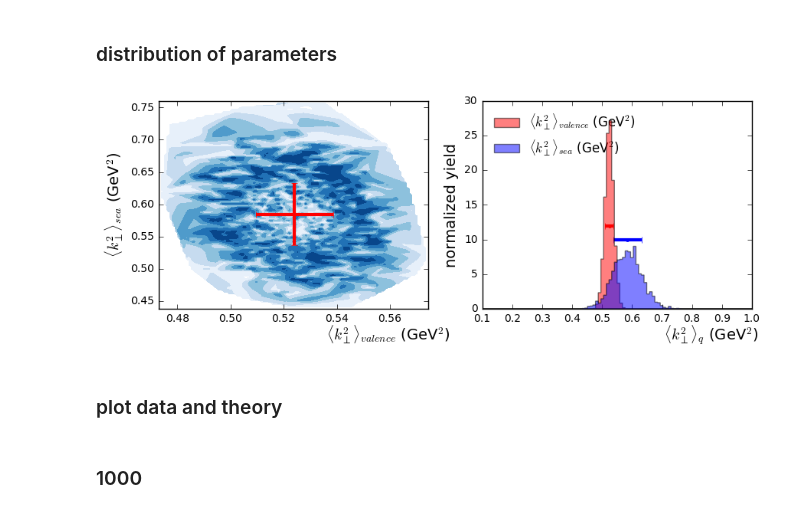
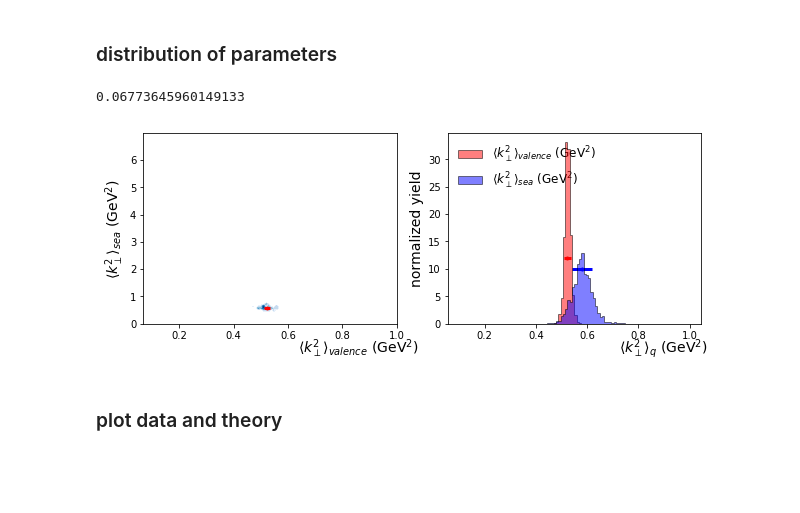
Before and after one commit to prokudin/psu_project_2018, a Jupyter notebook: notebooks/sidis_hermes_torino_alexei.ipynb, the cells around one changed output. Saved outputs shown, nothing was run; the diff lists cells and outputs as text; code cells hidden in the pictures; blank space fills up the shorter version.

```diff
--- a/notebooks/sidis_hermes_torino_alexei.ipynb
+++ b/notebooks/sidis_hermes_torino_alexei.ipynb
@@ -75,3 +70,0 @@ conf['params']['ff']['widths0 k+ unfav']  = {'value':0.20266,'fixed':False,'min'
-# %%
-conf['resman'] = RESMAN()
-mcsamp=MCSAMP()
@@ -82,7 +70,0 @@ loading sidis data sets 1007
-# %%
-from fitlab.maxlike import ML
-from qcdlib.aux import AUX
-from fitlab.parman import PARMAN
-conf['parman'] = PARMAN()
-conf['aux']=AUX()
-ML().run_minimize()
@@ -111,5 +70,0 @@ KeyError: 'args'
-# %%
-conf['size']=10
-conf['factor']=5 # play with the factor (3,4) and the tolerance (1.e-5,1.e-10)
-conf['tol']=1e-10
-mcsamp.run(path2results)
@@ -118,7 +71,7 @@ iter=1464  logz=-44.250 rel-err=9.652e-11  t-elapsed=4.897e+02  dchi2min=4.696e+
 # %% [markdown]
 ### combine multiple runs into one big run
 # %%
-runs=load('../summary.mc')
+runs=load('../summary.mcp')
 # %%
 load_config('../inputs/upol_hermes_alexei.py')
 conf['resman']=RESMAN(mode='solo',ip=None,nworkers=None)
@@ -360,5 +248,9 @@ reaction: sidis
 # %% [markdown]
 ### distribution of parameters
+# %%
+np.amin(tab['pdf-widths0 valence'])
+# %% [output]
+0.06773645960149133
 # %%
 from matplotlib.colors import LogNorm
 import matplotlib.cm as cm
@@ -368,23 +260,23 @@ from matplotlib.mlab import griddata
 nrows,ncols=1,2
 py.figure(figsize=(ncols*5,nrows*3.5))
 
-samples2=MC['samples2']
-weights2=MC['weights2']
+samples2=runs['all']['samples']
+weights2=runs['all']['weights']
 
 ax=py.subplot(121)
 
-xgrid = np.linspace(np.amin(samples2.T[get_idx('pdf','widths0 valence')]), np.amax(samples2.T[get_idx('pdf','widths0 valence')]), 100)
-ygrid = np.linspace(np.amin(samples2.T[get_idx('pdf','widths0 sea')]), np.amax(samples2.T[get_idx('pdf','widths0 sea')]), 100)
+xgrid = np.linspace(np.amin(tab['pdf-widths0 valence']), np.amax(tab['pdf-widths0 valence']), 100)
+ygrid = np.linspace(np.amin(tab['pdf-widths0 sea']), np.amax(tab['pdf-widths0 sea']), 100)
 xgrid, ygrid = np.meshgrid(xgrid, ygrid)
-zgrid = griddata(samples2.T[get_idx('pdf','widths0 valence')],samples2.T[get_idx('pdf','widths0 sea')],weights2, xgrid, ygrid,interp='linear')
+zgrid = griddata(tab['pdf-widths0 valence'],tab['pdf-widths0 sea'],weights2, xgrid, ygrid,interp='linear')
 zgrid/=np.amax(zgrid)
 ax.contourf(xgrid, ygrid, zgrid,cmap=cm.Blues,levels=[0.15,0.3,0.45,0.6,0.75,0.9,1.05])
 
-meanval=np.einsum('i,i',samples2.T[get_idx('pdf','widths0 valence')],weights2)
-stdval=np.einsum('i,i',(samples2.T[get_idx('pdf','widths0 valence')]-meanval)**2,weights2)**0.5
+meanval=np.einsum('i,i',tab['pdf-widths0 valence'],weights2)
+stdval=np.einsum('i,i',(tab['pdf-widths0 valence']-meanval)**2,weights2)**0.5
 
-meansea=np.einsum('i,i',samples2.T[get_idx('pdf','widths0 sea')],weights2)
-stdsea=np.einsum('i,i',(samples2.T[get_idx('pdf','widths0 sea')]-meansea)**2,weights2)**0.5
+meansea=np.einsum('i,i',tab['pdf-widths0 sea'],weights2)
+stdsea=np.einsum('i,i',(tab['pdf-widths0 sea']-meansea)**2,weights2)**0.5
 
 
 ax.errorbar([meanval],[meansea],xerr=stdval,yerr=stdsea,fmt='r.',elinewidth=3,alpha=1.)
@@ -403,41 +295,39 @@ ax=py.subplot(122)
 R=(0.1,1.)
 bins=100
 
-ax.hist(samples2.T[get_idx('pdf','widths0 valence')],histtype='stepfilled',range=R,weights=weights2,bins=bins,facecolor='r'\
+ax.hist(tab['pdf-widths0 valence'],histtype='stepfilled',range=R,weights=weights2,bins=bins,facecolor='r'\
    ,edgecolor='k'\
    ,label=r"$\langle k_\perp^2 \rangle_{valence}$ (GeV$^2$)",normed=True,alpha=0.5,zorder=10);
 
-ax.hist(samples2.T[get_idx('pdf','widths0 sea')],histtype='stepfilled',range=R,weights=weights2,bins=bins,facecolor='b'\
+ax.hist(tab['pdf-widths0 sea'],histtype='stepfilled',range=R,weights=weights2,bins=bins,facecolor='b'\
    ,edgecolor='k'\
    ,label=r"$\langle k_\perp^2 \rangle_{sea}$ (GeV$^2$)",normed=True,alpha=0.5,zorder=10);
 
 
 ax.errorbar([meansea],10,xerr=stdsea,yerr=0,fmt='b.',elinewidth=3,alpha=1.)
 
 ax.errorbar([meanval],12,xerr=stdval,yerr=0,fmt='r.',elinewidth=3,alpha=1.)
 
 
 
 #ax.tick_params(axis='both', which='major', labelsize=18, direction='in')
 ax.set_xlabel(r"$\langle k_\perp^2 \rangle_{q}$ (GeV$^2$)",size=14)
 #ax.set_xlim([0,1.5])
 #ax.set_xticks([0,0.25,0.5,0.75,1,1.25])
 #ax.set_xticklabels([r'$\boldsymbol{0}$','',r'$\boldsymbol{0.5}$','',r'$\boldsymbol{1}$',''])
 ax.xaxis.set_label_coords(0.85, -0.07)
 ax.set_ylabel(r'normalized yield',size=14)
 #ax.set_ylim([0,7.5])
 #ax.set_yticks([0,2,4,6])
 #ax.set_yticklabels([r'$\boldsymbol{0}$',r'$\boldsymbol{2}$',r'$\boldsymbol{4}$',r'$\boldsymbol{6}$'])
 ax.legend(frameon=False,fontsize=12,loc=2)
 #ax.text(0.87,0.87,r'$\boldsymbol{\rm (b)}$',size=20,transform=ax.transAxes,color='k',alpha=1)
 
 #py.tight_layout()
 py.savefig("separation.pdf")
 # %% [output]
-[figure, old version]
+[figure, new version]
 # %% [markdown]
 ### plot data and theory
 # %%
 data=load('%s/%s'%(path2results,'data_and_thy.dat'))
-# %% [markdown]
-### 1000
```
Also changed, not shown: parts of 17 cells of this notebook, 2 other files.
